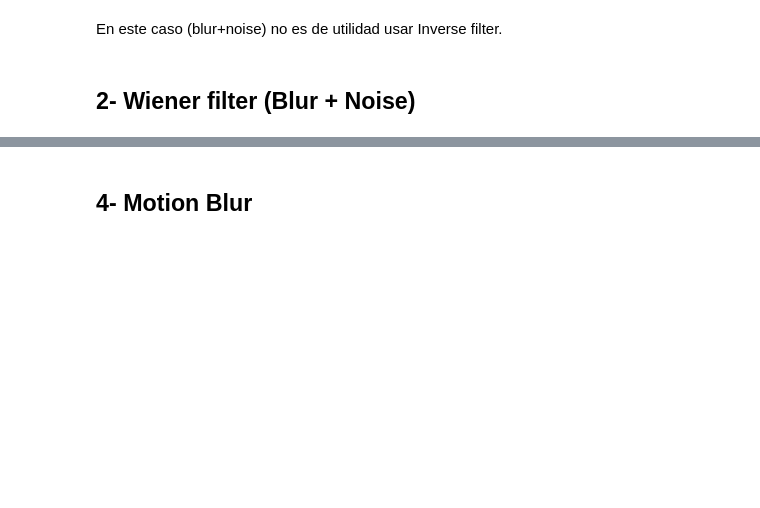
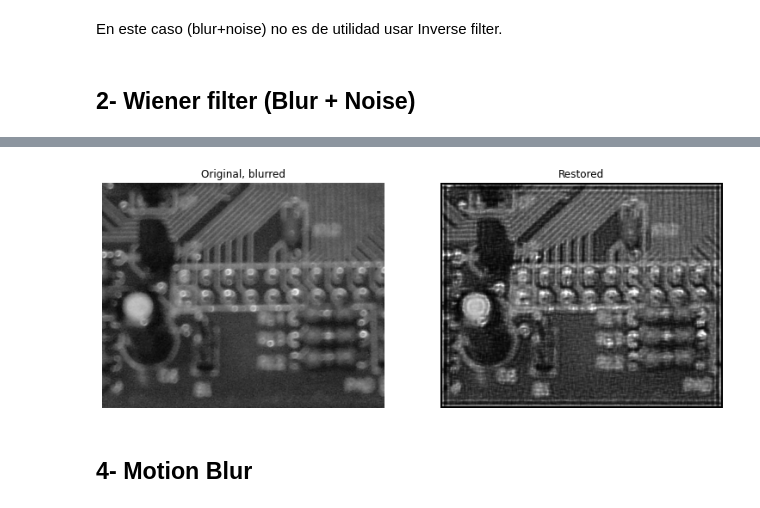
Before and after one commit to LuFernandez/imagaynes, a Jupyter notebook: Restauracion_imgs/restore.ipynb, the cells around one changed output, grey strips where cells are left out. Saved outputs shown, nothing was run; the diff lists cells and outputs as text; code cells hidden in the pictures; blank space fills up the shorter version.

```diff
--- a/Restauracion_imgs/restore.ipynb
+++ b/Restauracion_imgs/restore.ipynb
@@ -169,3 +176,20 @@ Para Blind Deconvolution se utilizó
+# %%
+from skimage import restoration
+
+barraxx = cv2.imread('barraxx.bmp', cv2.IMREAD_GRAYSCALE)
+
+n = 9
+m = 9
+psf = np.ones((n, m)) / (n*m)
+# Restore Image using Richardson-Lucy algorithm
+restored = restoration.richardson_lucy(barraxx/255.0, psf, iterations=25)
+
+fig_a = plt.figure(figsize=(10,10))
+plt.subplots_adjust(top = 1, bottom = 0, right = 1, left = 0, hspace = 0.2, wspace = 0.2)
+MakeSubplot(barraxx,fig_a,1,2,1,title="Original, blurred")
+MakeSubplot(restored*255.0,fig_a,1,2,2,title="Restored")
+# %% [output]
+[figure, added]
 # %% [markdown]
 ## 4- Motion Blur
 # %% [markdown]
```
Also changed, not shown: parts of 6 cells of this notebook.
